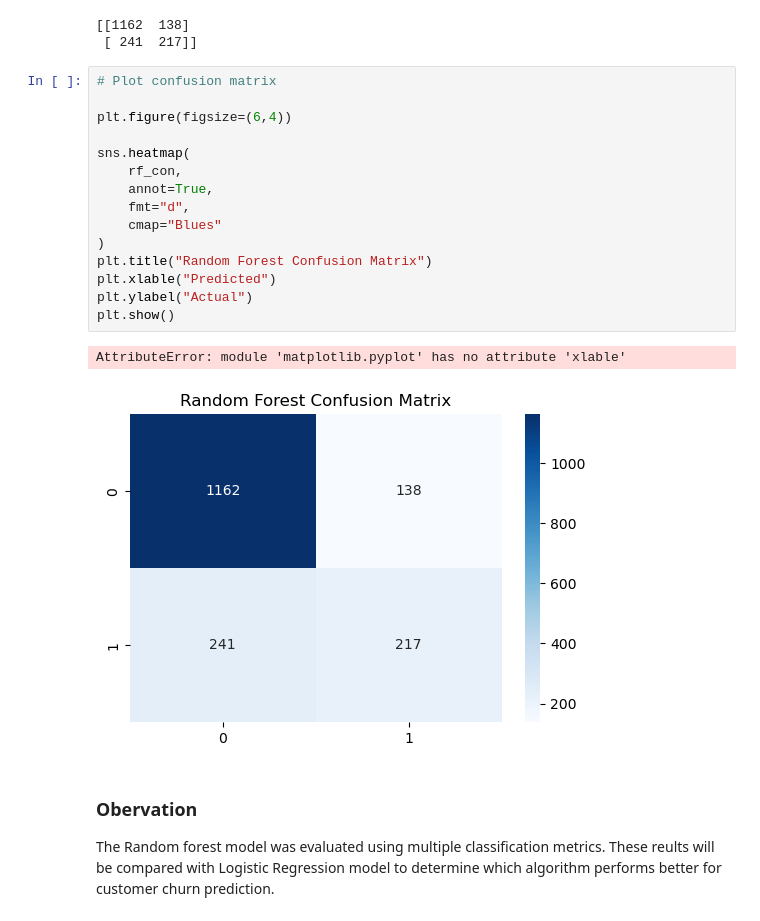
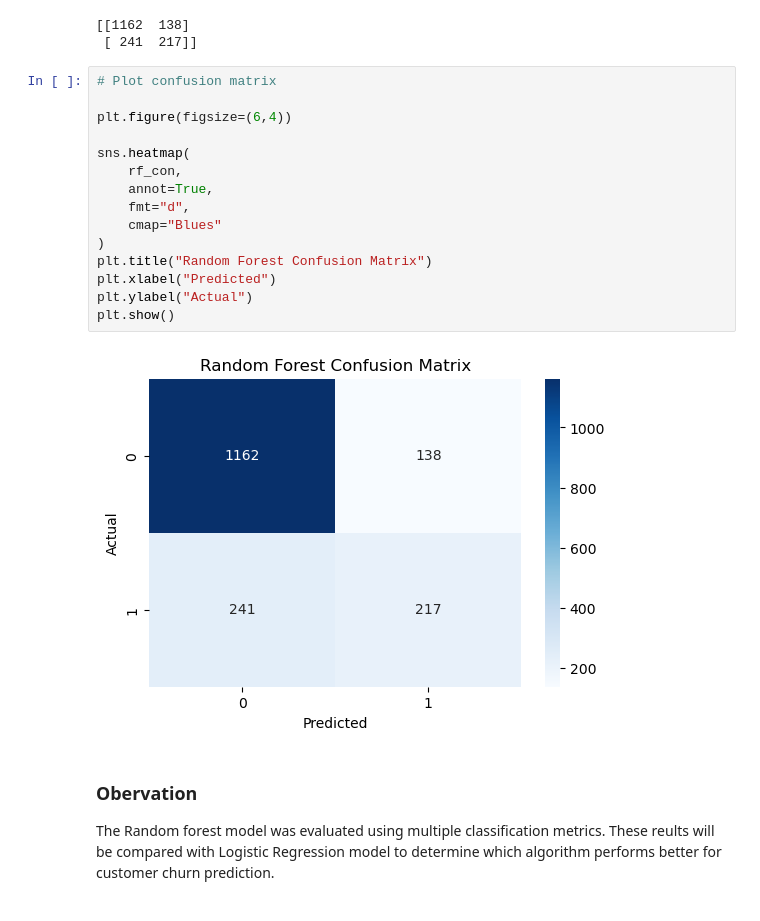
Before and after one commit to Januui/telecom-customer-churn-intelligence-platform, a Jupyter notebook: notebooks/5_model_training.ipynb, the cells around one changed output. Saved outputs shown, nothing was run; the diff lists cells and outputs as text.

```diff
--- a/notebooks/5_model_training.ipynb
+++ b/notebooks/5_model_training.ipynb
@@ -300,21 +300,20 @@ print(rf_con)
 # %%
 # Plot confusion matrix
 
 plt.figure(figsize=(6,4))
 
 sns.heatmap(
     rf_con,
     annot=True,
     fmt="d",
     cmap="Blues"
 )
 plt.title("Random Forest Confusion Matrix")
-plt.xlable("Predicted")
+plt.xlabel("Predicted")
 plt.ylabel("Actual")
 plt.show()
 # %% [output]
-AttributeError: module 'matplotlib.pyplot' has no attribute 'xlable'
-[figure, old version]
+[figure, new version]
 # %% [markdown]
 ### Obervation
 
```
